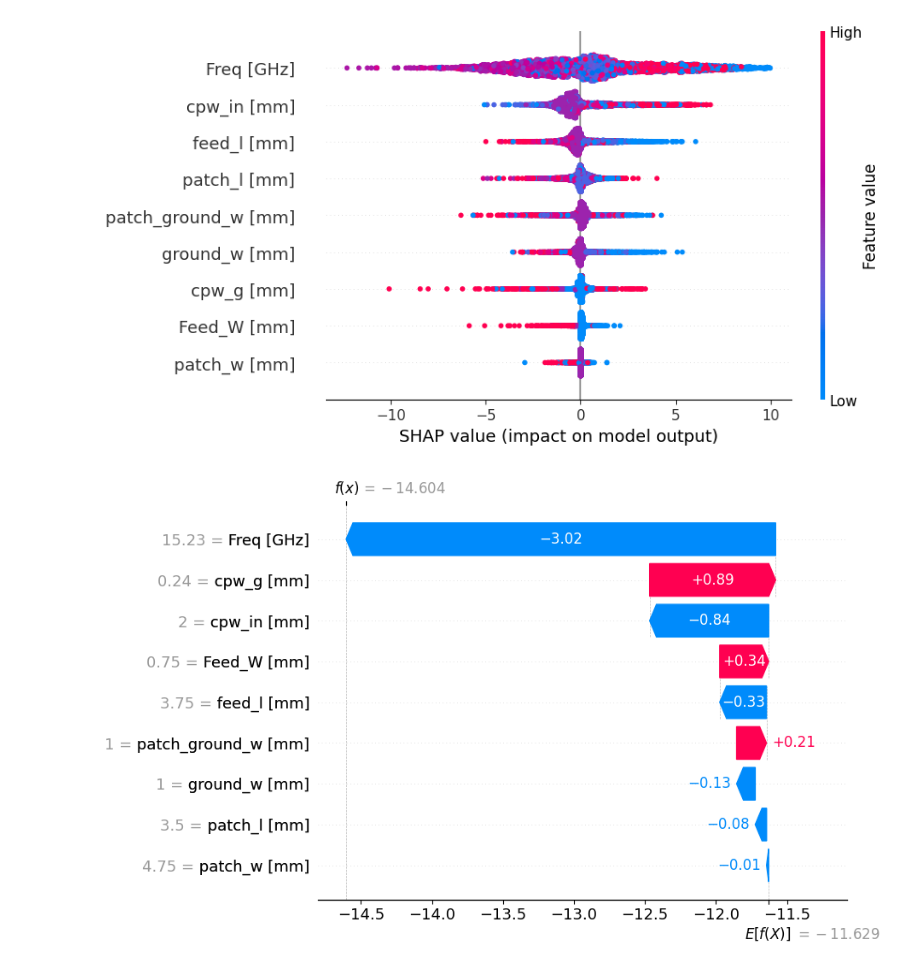
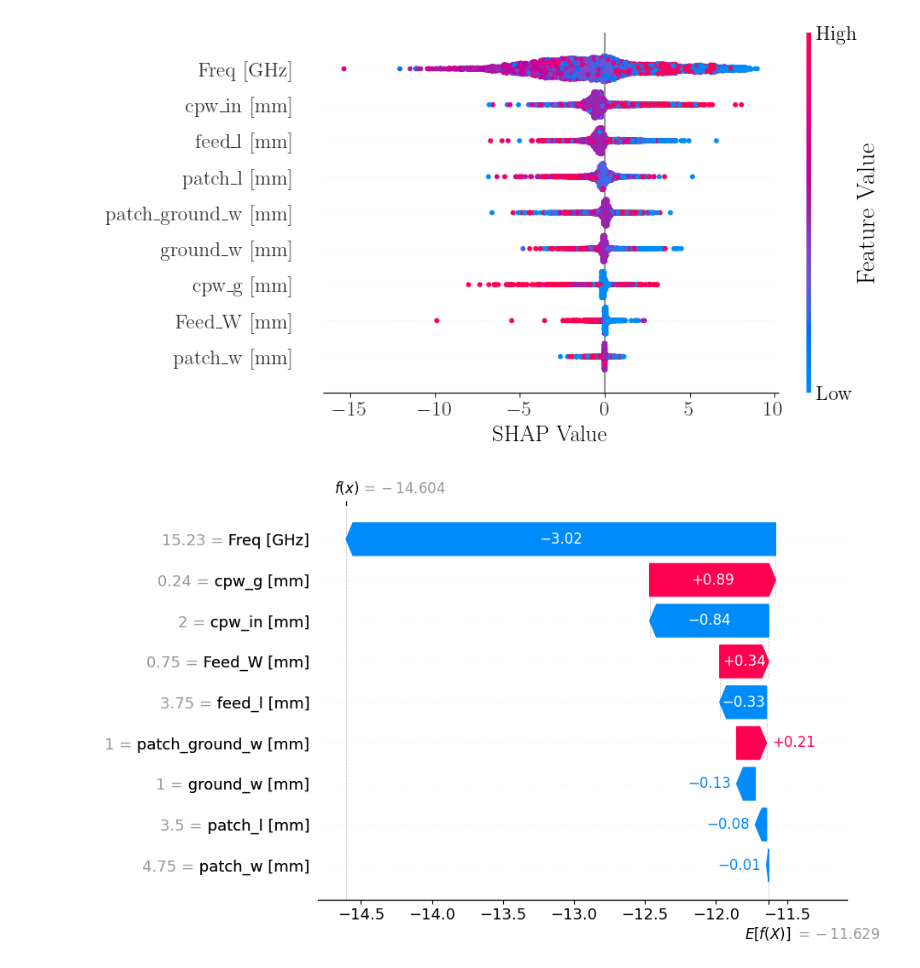
Before and after one commit to meowsome/antenna-ml, a Jupyter notebook: research/shap_test_lwn.ipynb, the cells around one changed output. Cells and saved outputs as stored; diff of their text form; code cells hidden in the pictures.

```diff
--- a/research/shap_test_lwn.ipynb
+++ b/research/shap_test_lwn.ipynb
@@ -67,10 +67,24 @@ array([[-4.62162590e-01, -1.12770618e-01, -1.22599700e-02, ...,
 # import pickle
 # with open('shap_values.pkl', 'wb') as f:
 #     pickle.dump(shap_values, f)
-# %%
-shap.plots.beeswarm(shap_values)
-# %% [output]
-[figure, removed]
+# %%
+# https://github.com/shap/shap/issues/594#issuecomment-1206481300
+import matplotlib.pyplot as plt
+from matplotlib import rc
+rc('font', **{'family': 'serif', 'serif': ['Computer Modern']})
+rc('text', usetex=True)
+shap.plots.beeswarm(shap_values, show=False)
+fig = plt.gcf()
+ax = plt.gca()
+ax.tick_params(labelsize=16)
+ax.set_xlabel("SHAP Value", fontsize=18)
+cb_ax = fig.axes[1]
+cb_ax.tick_params(labelsize=16)
+cb_ax.set_ylabel("Feature Value", fontsize=20)
+plt.savefig("shap_beeswarm.svg", bbox_inches='tight', format="svg")
+plt.show()
+# %% [output]
+[figure, added]
 # %%
 
 shap.plots.waterfall(shap_values[300])
```
Also changed, not shown: parts of 2 cells of this notebook, 5 other files.
